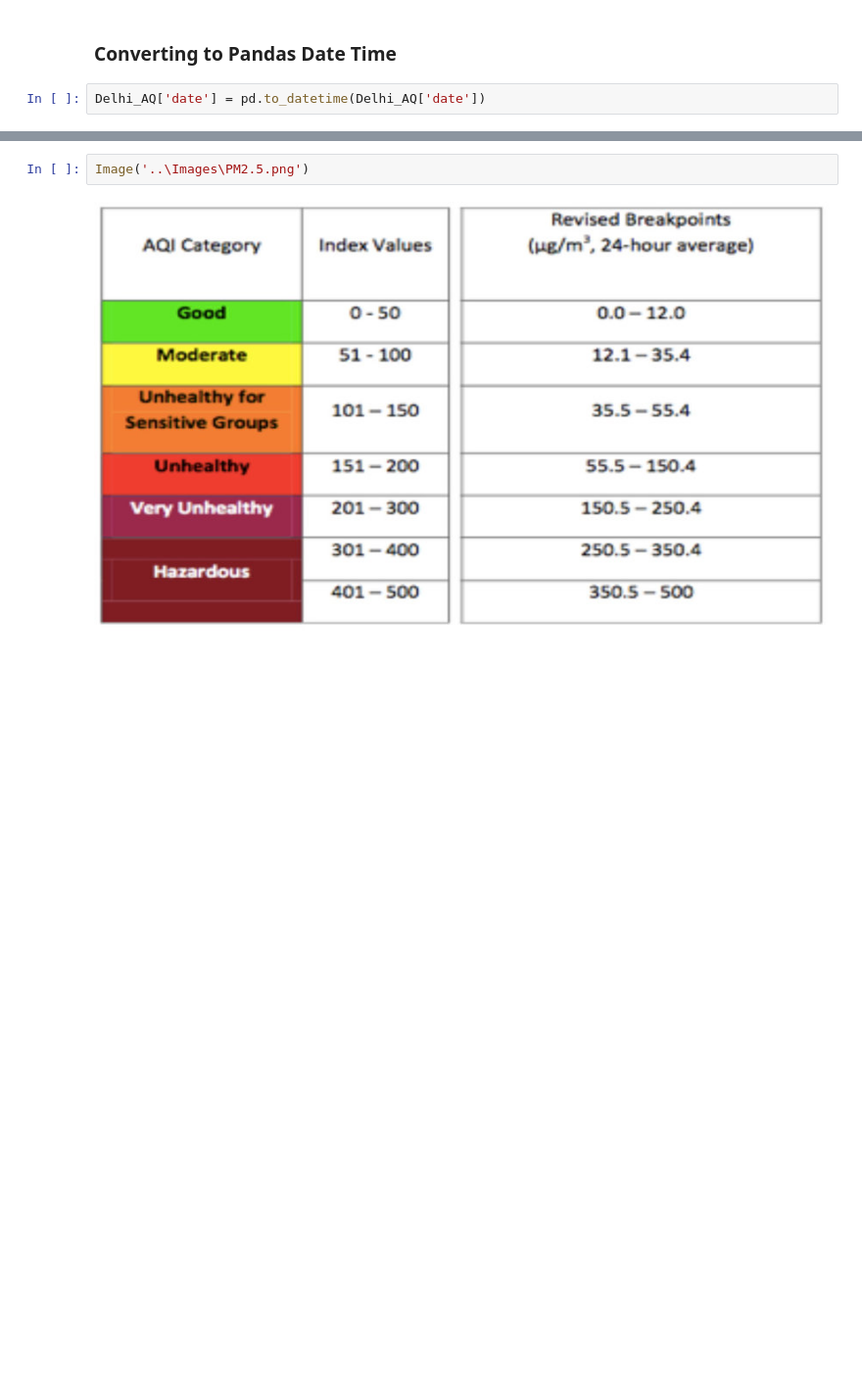
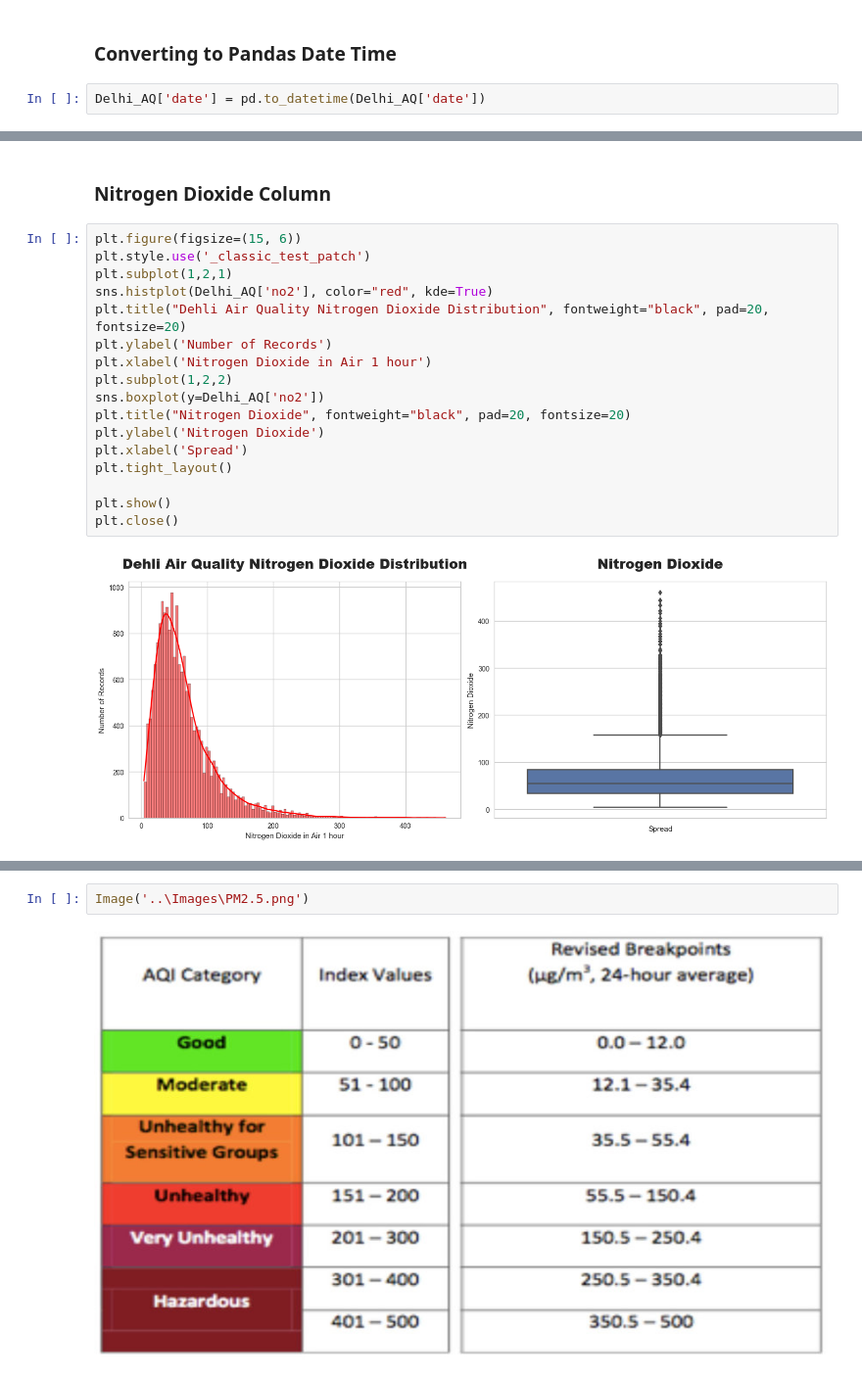
Before and after one commit to GHOSTRITAM/CLASS_PROJECT, a Jupyter notebook: AQI of Delhi/Notebook/Project Delhi.ipynb, the cells around one changed output, grey strips where cells are left out. Shown at 98% size. Saved outputs shown, nothing was run; the diff lists cells and outputs as text; blank space fills up the shorter version.

```diff
--- a/AQI of Delhi/Notebook/Project Delhi.ipynb
+++ b/AQI of Delhi/Notebook/Project Delhi.ipynb
@@ -183,0 +224,21 @@ Delhi_AQ.set_index('date')
+# %% [markdown]
+### Nitrogen Dioxide Column ###
+# %%
+plt.figure(figsize=(15, 6))
+plt.style.use('_classic_test_patch')
+plt.subplot(1,2,1)
+sns.histplot(Delhi_AQ['no2'], color="red", kde=True)
+plt.title("Dehli Air Quality Nitrogen Dioxide Distribution", fontweight="black", pad=20, fontsize=20)
+plt.ylabel('Number of Records')
+plt.xlabel('Nitrogen Dioxide in Air 1 hour')
+plt.subplot(1,2,2)
+sns.boxplot(y=Delhi_AQ['no2'])
+plt.title("Nitrogen Dioxide", fontweight="black", pad=20, fontsize=20)
+plt.ylabel('Nitrogen Dioxide')
+plt.xlabel('Spread')
+plt.tight_layout()
+
+plt.show()
+plt.close()
+# %% [output]
+[figure, added]
```
Also changed, not shown: parts of 192 cells of this notebook, 5 other files.
